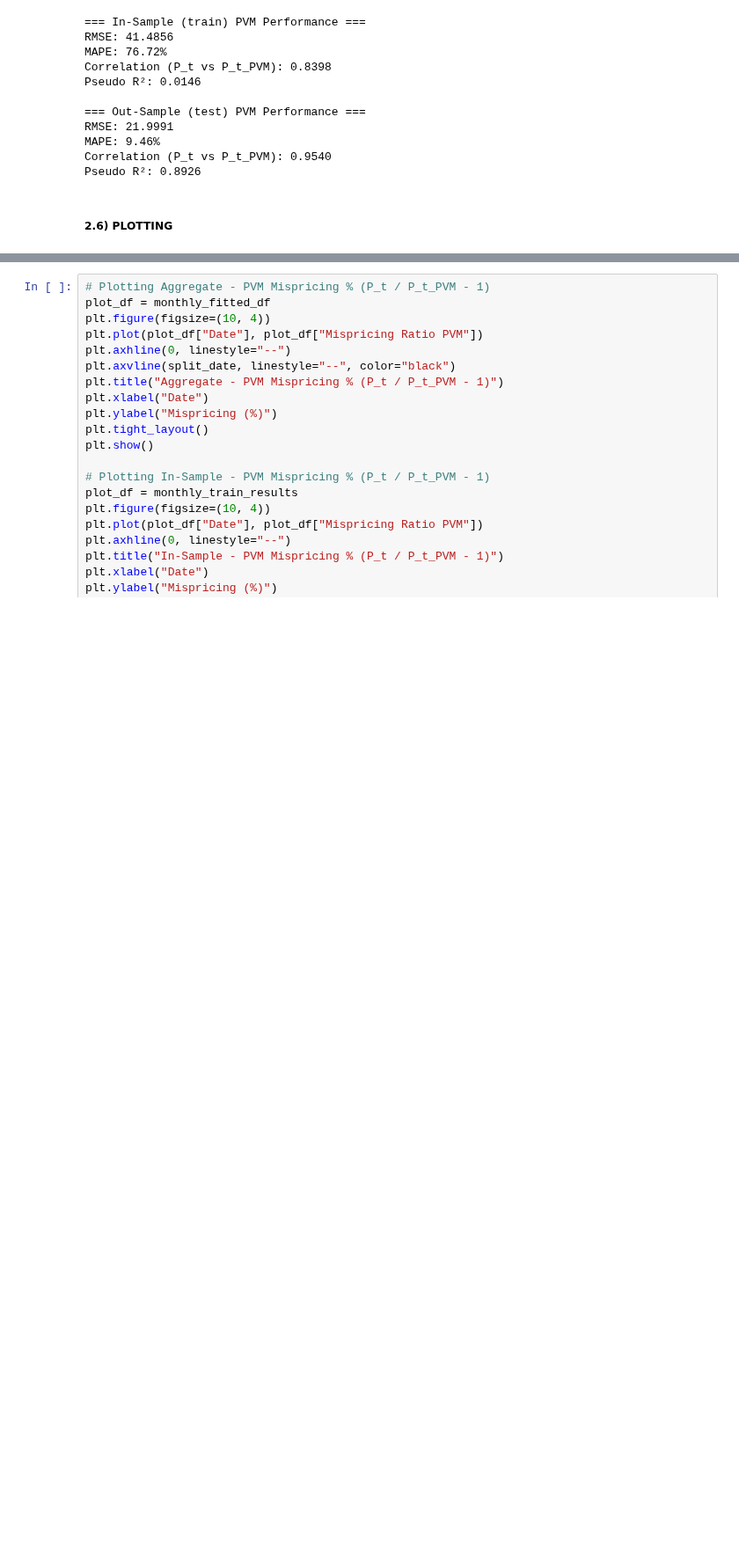
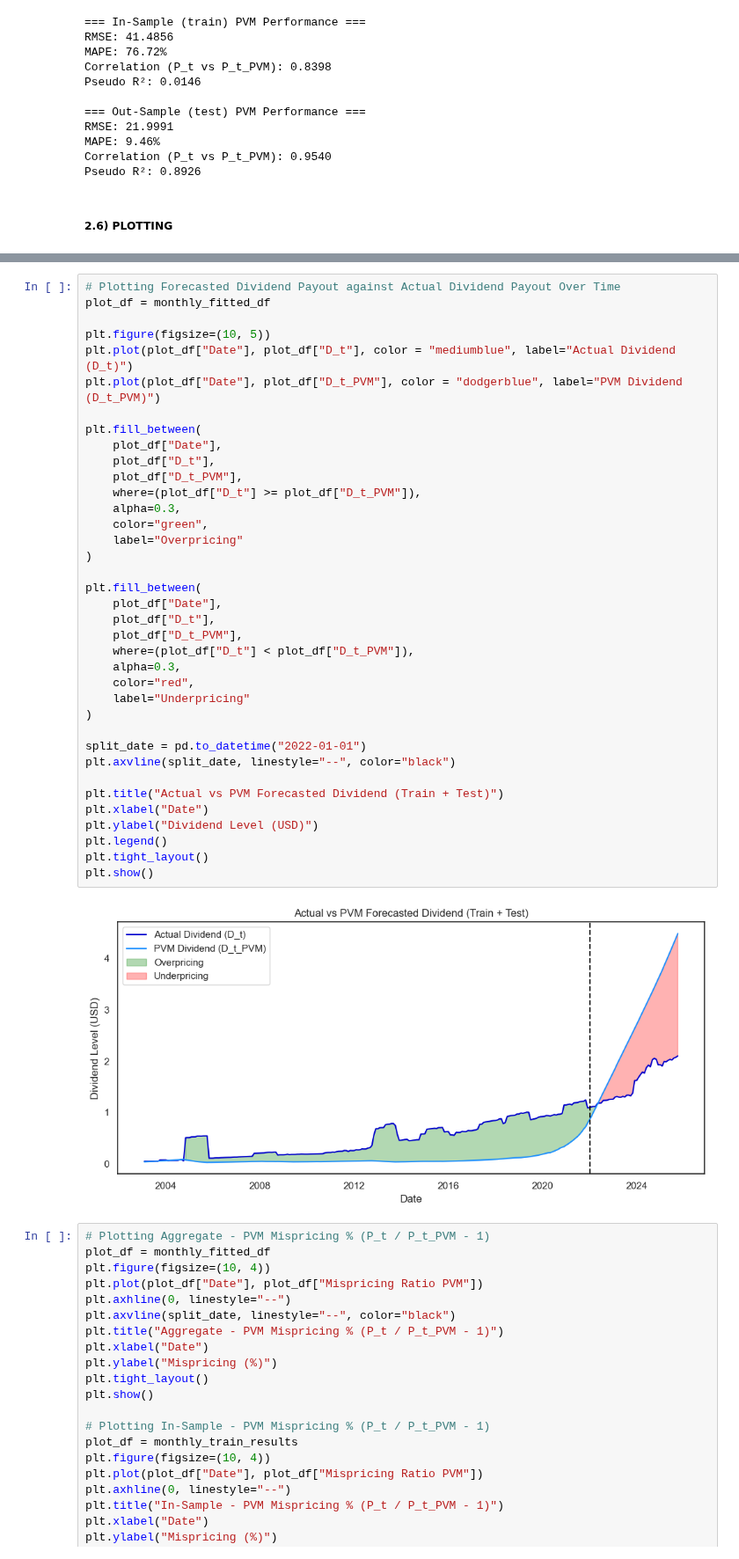
Before and after one commit to EliaLand/Martingale_FVM_AssetPricing, a Jupyter notebook: Part 2/main_FVM_upgraded.ipynb, the cells around one changed output, grey strips where cells are left out. Shown at 88% size. Drawn from its saved outputs; the diff is of its cells as text; blank space fills up the shorter version.

```diff
--- a/Part 2/main_FVM_upgraded.ipynb
+++ b/Part 2/main_FVM_upgraded.ipynb
@@ -559,6 +602,45 @@ plt.tight_layout()
 plt.show()
 # %% [output]
 [figure]
+# %%
+# Plotting Forecasted Dividend Payout against Actual Dividend Payout Over Time
+plot_df = monthly_fitted_df
+
+plt.figure(figsize=(10, 5))
+plt.plot(plot_df["Date"], plot_df["D_t"], color = "mediumblue", label="Actual Dividend (D_t)")
+plt.plot(plot_df["Date"], plot_df["D_t_PVM"], color = "dodgerblue", label="PVM Dividend (D_t_PVM)")
+
+plt.fill_between(
+    plot_df["Date"],
+    plot_df["D_t"],
+    plot_df["D_t_PVM"],
+    where=(plot_df["D_t"] >= plot_df["D_t_PVM"]),
+    alpha=0.3,
+    color="green",
+    label="Overpricing"
+)
+
+plt.fill_between(
+    plot_df["Date"],
+    plot_df["D_t"],
+    plot_df["D_t_PVM"],
+    where=(plot_df["D_t"] < plot_df["D_t_PVM"]),
+    alpha=0.3,
+    color="red",
+    label="Underpricing"
+)
+
+split_date = pd.to_datetime("2022-01-01")
+plt.axvline(split_date, linestyle="--", color="black")
+
+plt.title("Actual vs PVM Forecasted Dividend (Train + Test)")
+plt.xlabel("Date")
+plt.ylabel("Dividend Level (USD)")
+plt.legend()
+plt.tight_layout()
+plt.show()
+# %% [output]
+[figure, added]
 # %%
 # Plotting Aggregate - PVM Mispricing % (P_t / P_t_PVM - 1)
 plot_df = monthly_fitted_df
```
Also changed, not shown: parts of 5 cells of this notebook.
